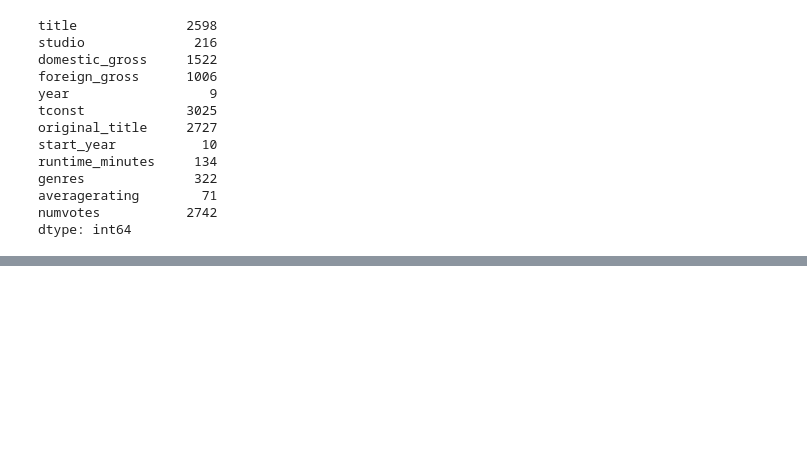
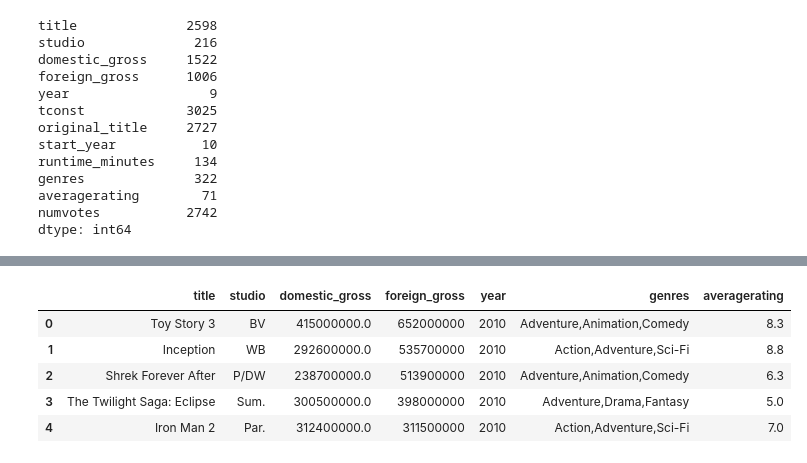
Before and after one commit to justinweible/movie_analysis_for_microsoft, a Jupyter notebook: Workbook (Cleaning).ipynb, the cells around one changed output, grey strips where cells are left out. Saved outputs shown, nothing was run; the diff lists cells and outputs as text; code cells hidden in the pictures; blank space fills up the shorter version.

```diff
--- a/Workbook (Cleaning).ipynb
+++ b/Workbook (Cleaning).ipynb
@@ -130,0 +197,9 @@ movie_titles.head(20)
+# %%
+movie_titles_2010.head()
+# %% [output]
+|  | title | studio | domestic_gross | foreign_gross | year | genres | averagerating |
+| 0 | Toy Story 3 | BV | 415000000.0 | 652000000 | 2010 | Adventure,Animation,Comedy | 8.3 |
+| 1 | Inception | WB | 292600000.0 | 535700000 | 2010 | Action,Adventure,Sci-Fi | 8.8 |
+| 2 | Shrek Forever After | P/DW | 238700000.0 | 513900000 | 2010 | Adventure,Animation,Comedy | 6.3 |
+| 3 | The Twilight Saga: Eclipse | Sum. | 300500000.0 | 398000000 | 2010 | Adventure,Drama,Fantasy | 5.0 |
+| 4 | Iron Man 2 | Par. | 312400000.0 | 311500000 | 2010 | Action,Adventure,Sci-Fi | 7.0 |
```
Also changed, not shown: parts of 22 cells of this notebook.
